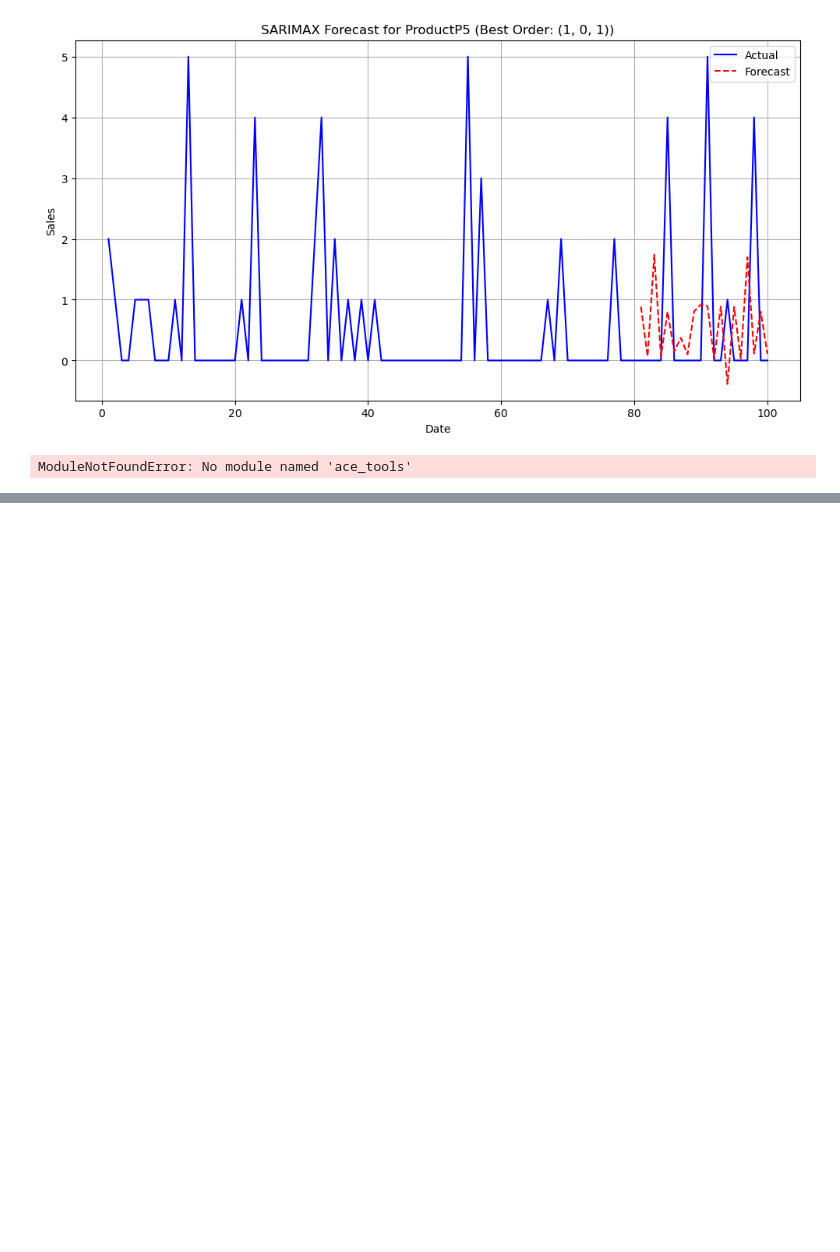
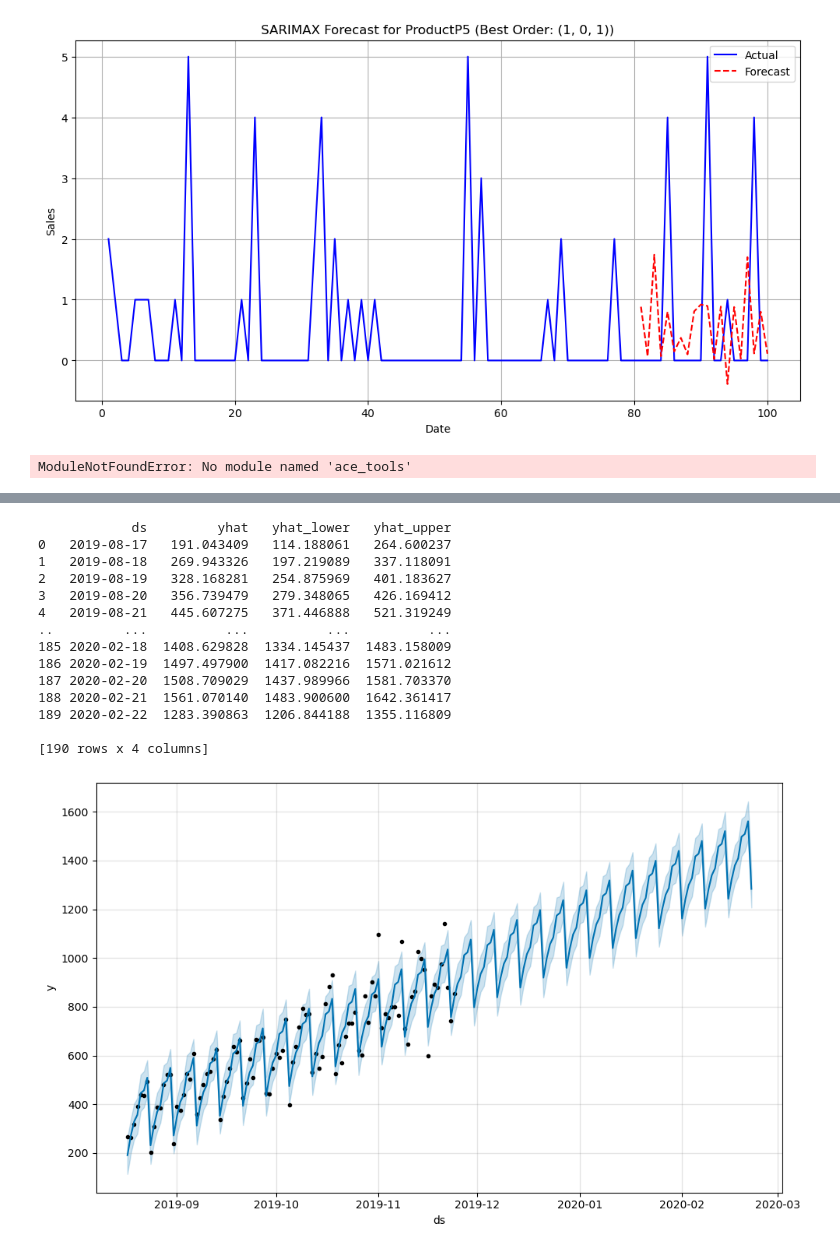
Before and after one commit to Suraj-st/PrinciplesOfDataScience_Group2, a Jupyter notebook: Suneth/Group.ipynb, the cells around one changed output, grey strips where cells are left out. Drawn from its saved outputs; the diff is of its cells as text; code cells hidden in the pictures; blank space fills up the shorter version.

```diff
--- a/Suneth/Group.ipynb
+++ b/Suneth/Group.ipynb
@@ -827,0 +1060,34 @@ ModuleNotFoundError: No module named 'ace_tools'
+# %%
+# Forecast Product 3
+
+import pandas as pd
+from prophet import Prophet
+import matplotlib.pyplot as plt
+
+# Load the dataset
+df_time_series = pd.read_csv("D:/Personal/MSc/MSc. Data Science/Lecture Notes/2. Principles of DS/Assignment and Passpapers/Assignments/Portfolio/Group Work/time series data.csv")  # Ensure correct file path
+
+# Convert the 't' column to daily datetime format ending on November 24, 2019
+end_date = "2019-11-24"  # Last known data collection date
+df_time_series['ds'] = pd.date_range(end=end_date, periods=len(df_time_series), freq='D')
+
+# Select ProductP3 for forecasting
+df_forecast = df_time_series[['ds', 'ProductP3']].rename(columns={'ProductP3': 'y'})
+
+# Initialize and train the Prophet model for daily forecasting
+model = Prophet()
+model.fit(df_forecast)
+
+# Create future dataframe for the next 90 days (3 months)
+future = model.make_future_dataframe(periods=90, freq='D')
+
+# Generate forecast
+forecast = model.predict(future)
+
+# Display forecasted data
+print(forecast[['ds', 'yhat', 'yhat_lower', 'yhat_upper']])
+
+# Plot the forecast
+fig = model.plot(forecast)
+plt.show()
+# %% [output]
@@ -827,0 +1096,15 @@ ModuleNotFoundError: No module named 'ace_tools'
+            ds         yhat   yhat_lower   yhat_upper
+0   2019-08-17   191.043409   114.188061   264.600237
+1   2019-08-18   269.943326   197.219089   337.118091
+2   2019-08-19   328.168281   254.875969   401.183627
+3   2019-08-20   356.739479   279.348065   426.169412
+4   2019-08-21   445.607275   371.446888   521.319249
+..         ...          ...          ...          ...
+185 2020-02-18  1408.629828  1334.145437  1483.158009
+186 2020-02-19  1497.497900  1417.082216  1571.021612
+187 2020-02-20  1508.709029  1437.989966  1581.703370
+188 2020-02-21  1561.070140  1483.900600  1642.361417
+189 2020-02-22  1283.390863  1206.844188  1355.116809
+
+[190 rows x 4 columns]
+[figure, added]
```
Also changed, not shown: parts of 9 cells of this notebook.
